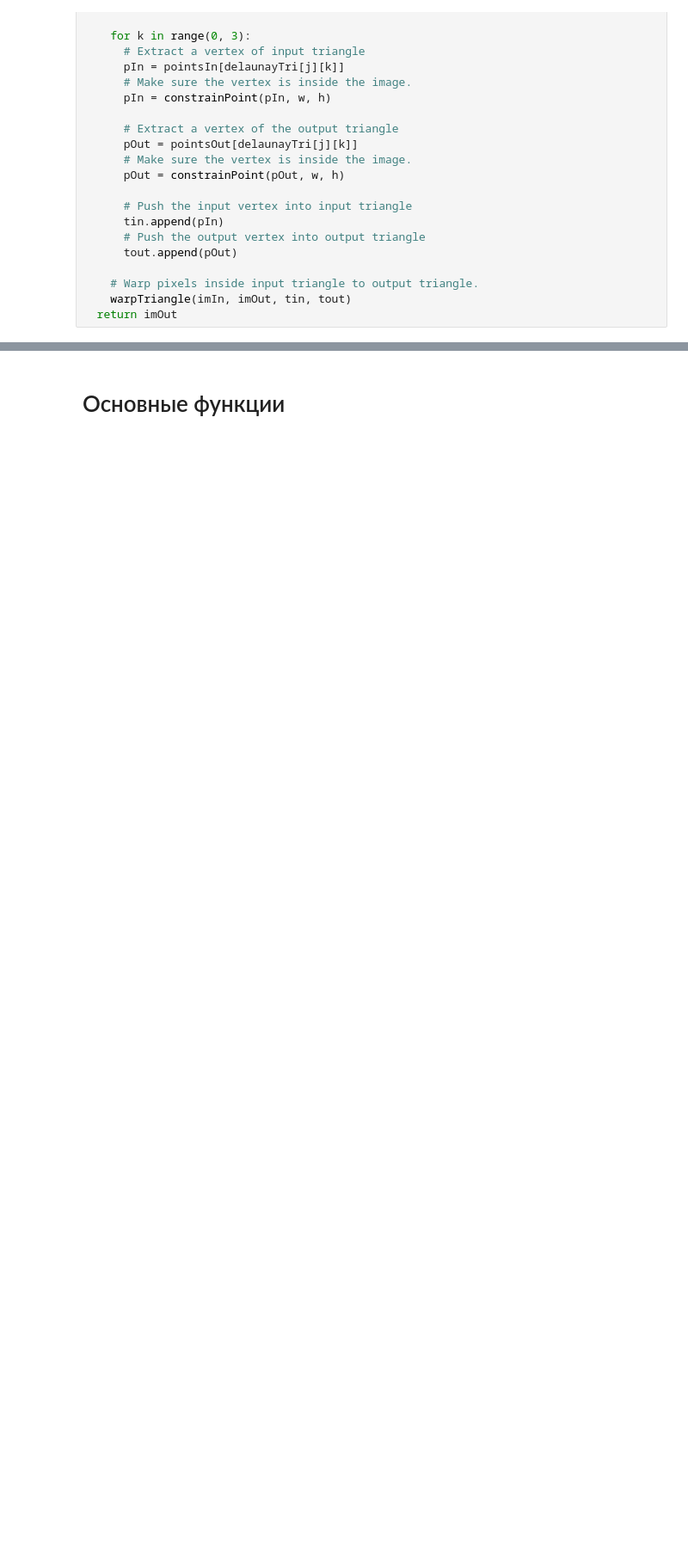
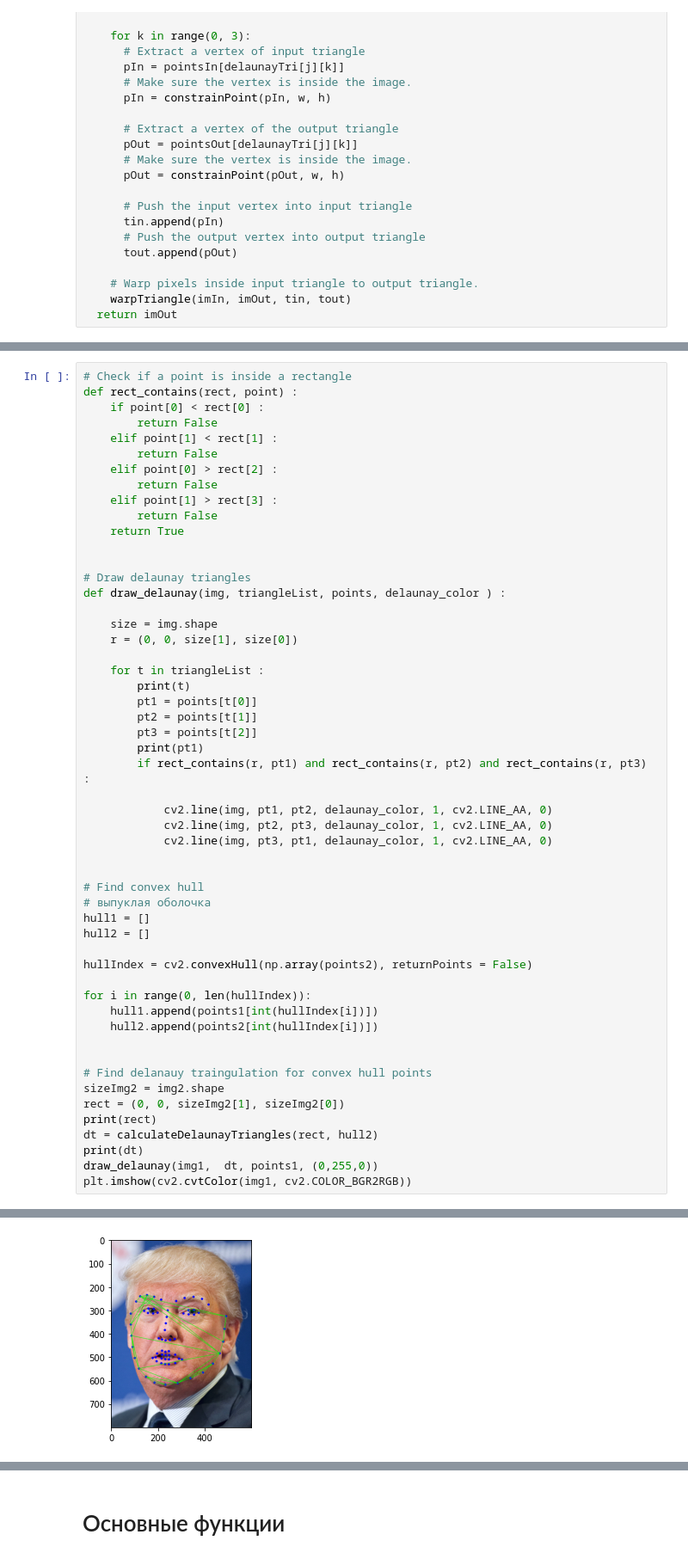
Before and after one commit to alexander-toschev/cv-course, a Jupyter notebook: ImageProcessing_Morphing.ipynb, the cells around one changed output, grey strips where cells are left out. Shown at 86% size. Cells and saved outputs as stored; diff of their text form; blank space fills up the shorter version.

```diff
--- a/ImageProcessing_Morphing.ipynb
+++ b/ImageProcessing_Morphing.ipynb
@@ -345,0 +369,54 @@ error: ignored
+# %%
+# Check if a point is inside a rectangle
+def rect_contains(rect, point) :
+    if point[0] < rect[0] :
+        return False
+    elif point[1] < rect[1] :
+        return False
+    elif point[0] > rect[2] :
+        return False
+    elif point[1] > rect[3] :
+        return False
+    return True
+
+
+# Draw delaunay triangles
+def draw_delaunay(img, triangleList, points, delaunay_color ) :
+
+    size = img.shape
+    r = (0, 0, size[1], size[0])
+
+    for t in triangleList :
+        print(t)
+        pt1 = points[t[0]]
+        pt2 = points[t[1]]
+        pt3 = points[t[2]]
+        print(pt1)
+        if rect_contains(r, pt1) and rect_contains(r, pt2) and rect_contains(r, pt3) :
+
+            cv2.line(img, pt1, pt2, delaunay_color, 1, cv2.LINE_AA, 0)
+            cv2.line(img, pt2, pt3, delaunay_color, 1, cv2.LINE_AA, 0)
+            cv2.line(img, pt3, pt1, delaunay_color, 1, cv2.LINE_AA, 0)
+
+
+# Find convex hull
+# выпуклая оболочка
+hull1 = []
+hull2 = []
+
+hullIndex = cv2.convexHull(np.array(points2), returnPoints = False)
+
+for i in range(0, len(hullIndex)):
+    hull1.append(points1[int(hullIndex[i])])
+    hull2.append(points2[int(hullIndex[i])])
+
+
+# Find delanauy traingulation for convex hull points
+sizeImg2 = img2.shape
+rect = (0, 0, sizeImg2[1], sizeImg2[0])
+print(rect)
+dt = calculateDelaunayTriangles(rect, hull2)
+print(dt)
+draw_delaunay(img1,  dt, points1, (0,255,0))
+plt.imshow(cv2.cvtColor(img1, cv2.COLOR_BGR2RGB))
+# %% [output]
@@ -345,0 +441 @@ error: ignored
+[figure, added]
```
Also changed, not shown: parts of 8 cells of this notebook.
